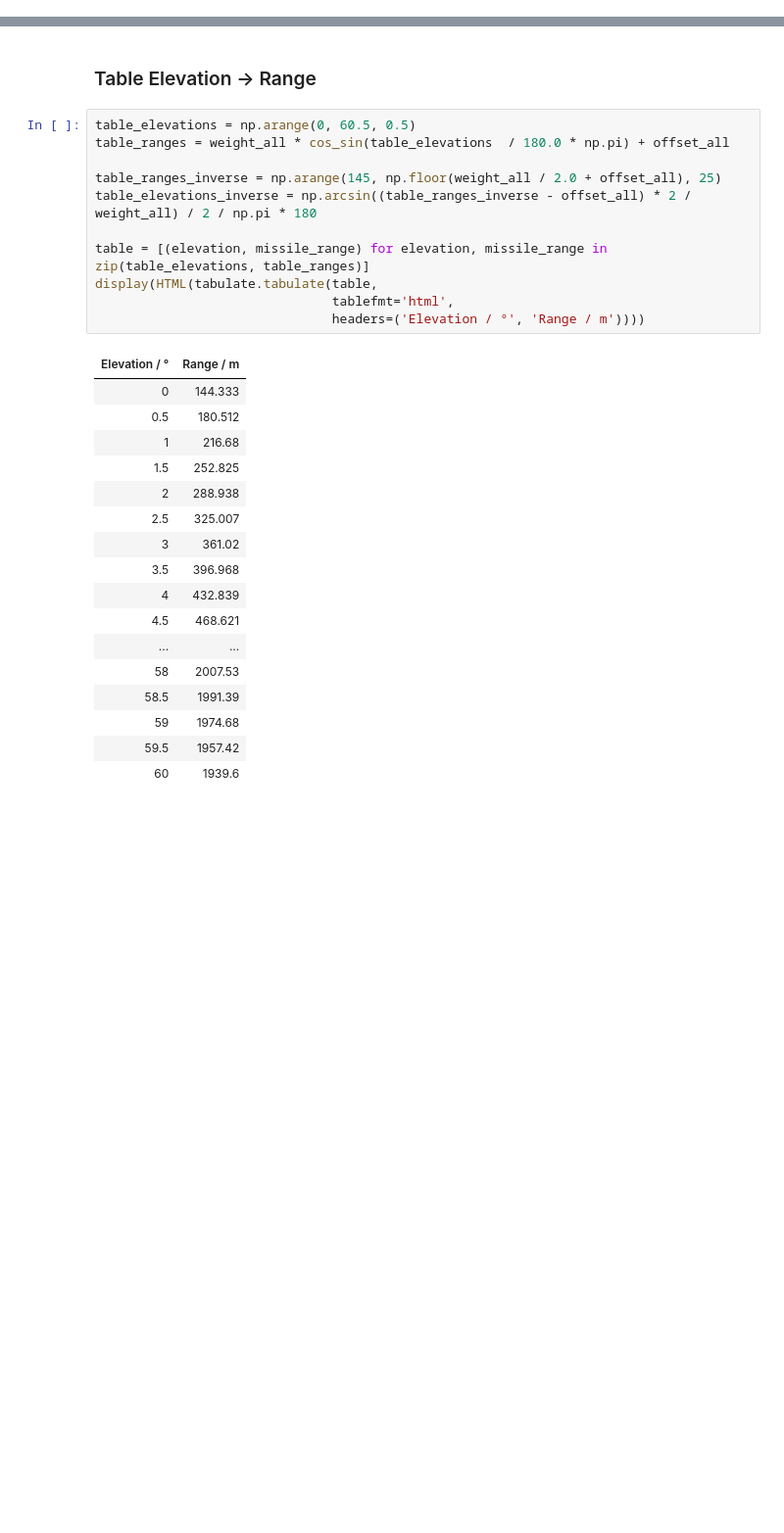
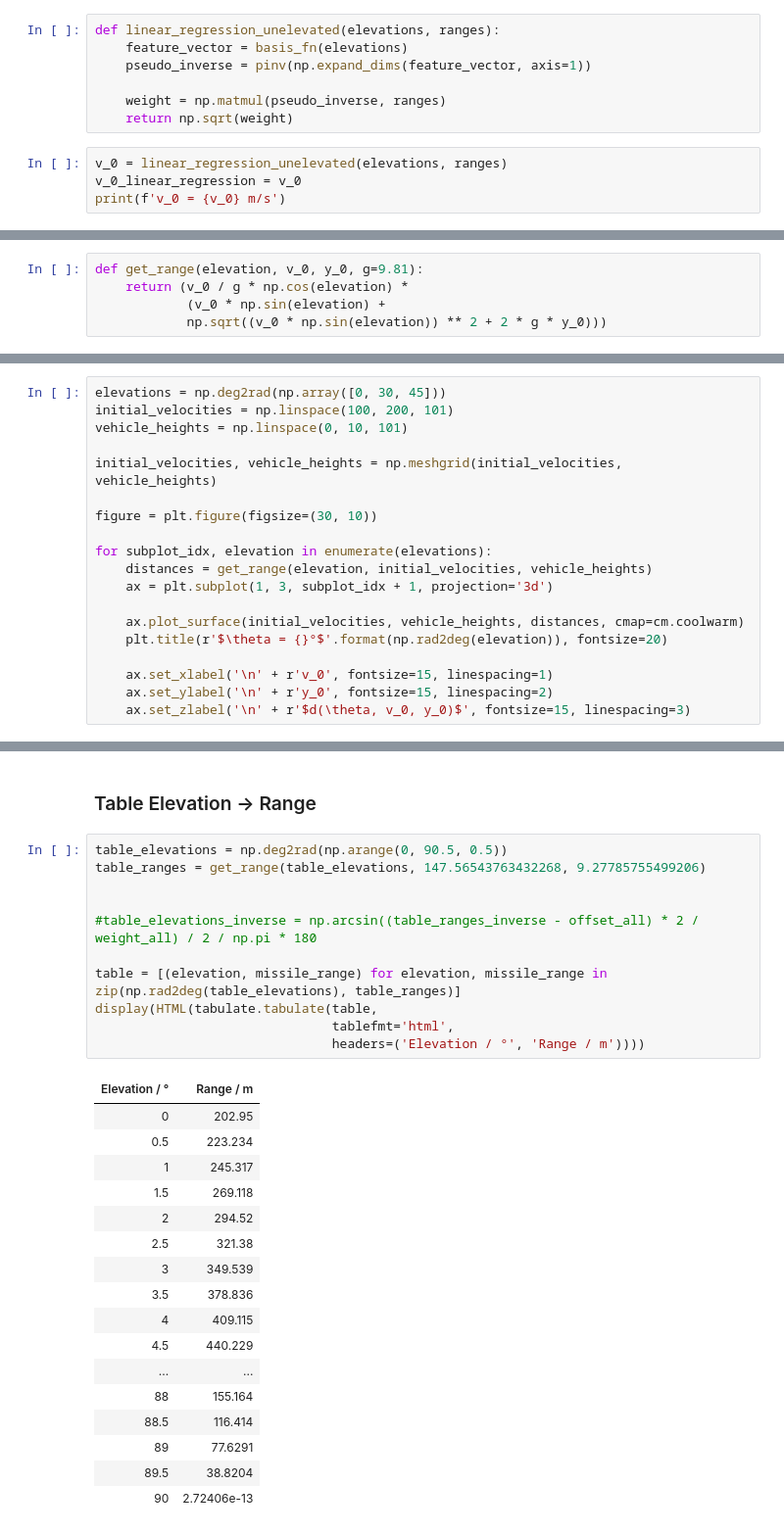
Before and after one commit to tanuki-bellydrum/squad-rocket-range-table, a Jupyter notebook: rocket_range_table.ipynb, the cells around one changed output, grey strips where cells are left out. Shown at 98% size. Saved outputs shown, nothing was run; the diff lists cells and outputs as text; blank space fills up the shorter version.

```diff
--- a/rocket_range_table.ipynb
+++ b/rocket_range_table.ipynb
@@ -92,0 +44,11 @@ weight_all, offset_all = cos_sin_linear_regression(data_all, targets_all)
+# %%
+def linear_regression_unelevated(elevations, ranges):
+    feature_vector = basis_fn(elevations)
+    pseudo_inverse = pinv(np.expand_dims(feature_vector, axis=1))
+
+    weight = np.matmul(pseudo_inverse, ranges)
+    return np.sqrt(weight)
+# %%
+v_0 = linear_regression_unelevated(elevations, ranges)
+v_0_linear_regression = v_0
+print(f'v_0 = {v_0} m/s')
@@ -153,0 +83,5 @@ Text(40, -5000, 'Splines obviously useless\n outside sample range')
+# %%
+def get_range(elevation, v_0, y_0, g=9.81):
+    return (v_0 / g * np.cos(elevation) *
+            (v_0 * np.sin(elevation) +
+            np.sqrt((v_0 * np.sin(elevation)) ** 2 + 2 * g * y_0)))
@@ -153,0 +90,19 @@ Text(40, -5000, 'Splines obviously useless\n outside sample range')
+# %%
+elevations = np.deg2rad(np.array([0, 30, 45]))
+initial_velocities = np.linspace(100, 200, 101)
+vehicle_heights = np.linspace(0, 10, 101)
+
+initial_velocities, vehicle_heights = np.meshgrid(initial_velocities, vehicle_heights)
+
+figure = plt.figure(figsize=(30, 10))
+
+for subplot_idx, elevation in enumerate(elevations):
+    distances = get_range(elevation, initial_velocities, vehicle_heights)
+    ax = plt.subplot(1, 3, subplot_idx + 1, projection='3d')
+
+    ax.plot_surface(initial_velocities, vehicle_heights, distances, cmap=cm.coolwarm)
+    plt.title(r'$\theta = {}°$'.format(np.rad2deg(elevation)), fontsize=20)
+
+    ax.set_xlabel('\n' + r'v_0', fontsize=15, linespacing=1)
+    ax.set_ylabel('\n' + r'y_0', fontsize=15, linespacing=2)
+    ax.set_zlabel('\n' + r'$d(\theta, v_0, y_0)$', fontsize=15, linespacing=3)
@@ -156,31 +211,31 @@ Text(40, -5000, 'Splines obviously useless\n outside sample range')
 # %% [markdown]
 ### Table Elevation -> Range
 # %%
-table_elevations = np.arange(0, 60.5, 0.5)
-table_ranges = weight_all * cos_sin(table_elevations  / 180.0 * np.pi) + offset_all
+table_elevations = np.deg2rad(np.arange(0, 90.5, 0.5))
+table_ranges = get_range(table_elevations, 147.56543763432268, 9.27785755499206)
 
-table_ranges_inverse = np.arange(145, np.floor(weight_all / 2.0 + offset_all), 25)
-table_elevations_inverse = np.arcsin((table_ranges_inverse - offset_all) * 2 / weight_all) / 2 / np.pi * 180
 
-table = [(elevation, missile_range) for elevation, missile_range in zip(table_elevations, table_ranges)]
+#table_elevations_inverse = np.arcsin((table_ranges_inverse - offset_all) * 2 / weight_all) / 2 / np.pi * 180
+
+table = [(elevation, missile_range) for elevation, missile_range in zip(np.rad2deg(table_elevations), table_ranges)]
 display(HTML(tabulate.tabulate(table,
                                tablefmt='html',
                                headers=('Elevation / °', 'Range / m'))))
 # %% [output]
 | Elevation / ° | Range / m |
-| 0 | 144.333 |
-| 0.5 | 180.512 |
-| 1 | 216.68 |
-| 1.5 | 252.825 |
-| 2 | 288.938 |
-| 2.5 | 325.007 |
-| 3 | 361.02 |
-| 3.5 | 396.968 |
-| 4 | 432.839 |
-| 4.5 | 468.621 |
+| 0 | 202.95 |
+| 0.5 | 223.234 |
+| 1 | 245.317 |
+| 1.5 | 269.118 |
+| 2 | 294.52 |
+| 2.5 | 321.38 |
+| 3 | 349.539 |
+| 3.5 | 378.836 |
+| 4 | 409.115 |
+| 4.5 | 440.229 |
 | ... | ... |
-| 58 | 2007.53 |
-| 58.5 | 1991.39 |
-| 59 | 1974.68 |
-| 59.5 | 1957.42 |
-| 60 | 1939.6 |
+| 88 | 155.164 |
+| 88.5 | 116.414 |
+| 89 | 77.6291 |
+| 89.5 | 38.8204 |
+| 90 | 2.72406e-13 |
```
Also changed, not shown: parts of 32 cells of this notebook, 1 other file.
